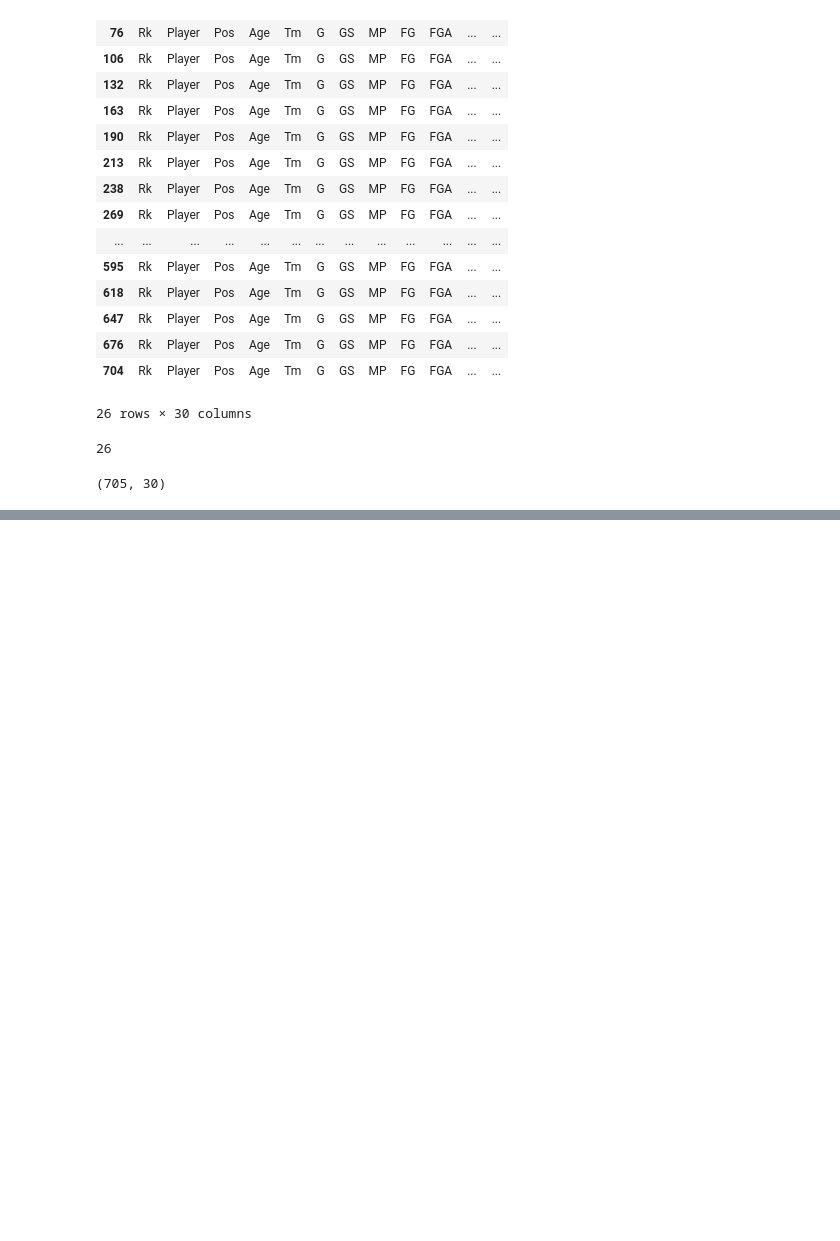
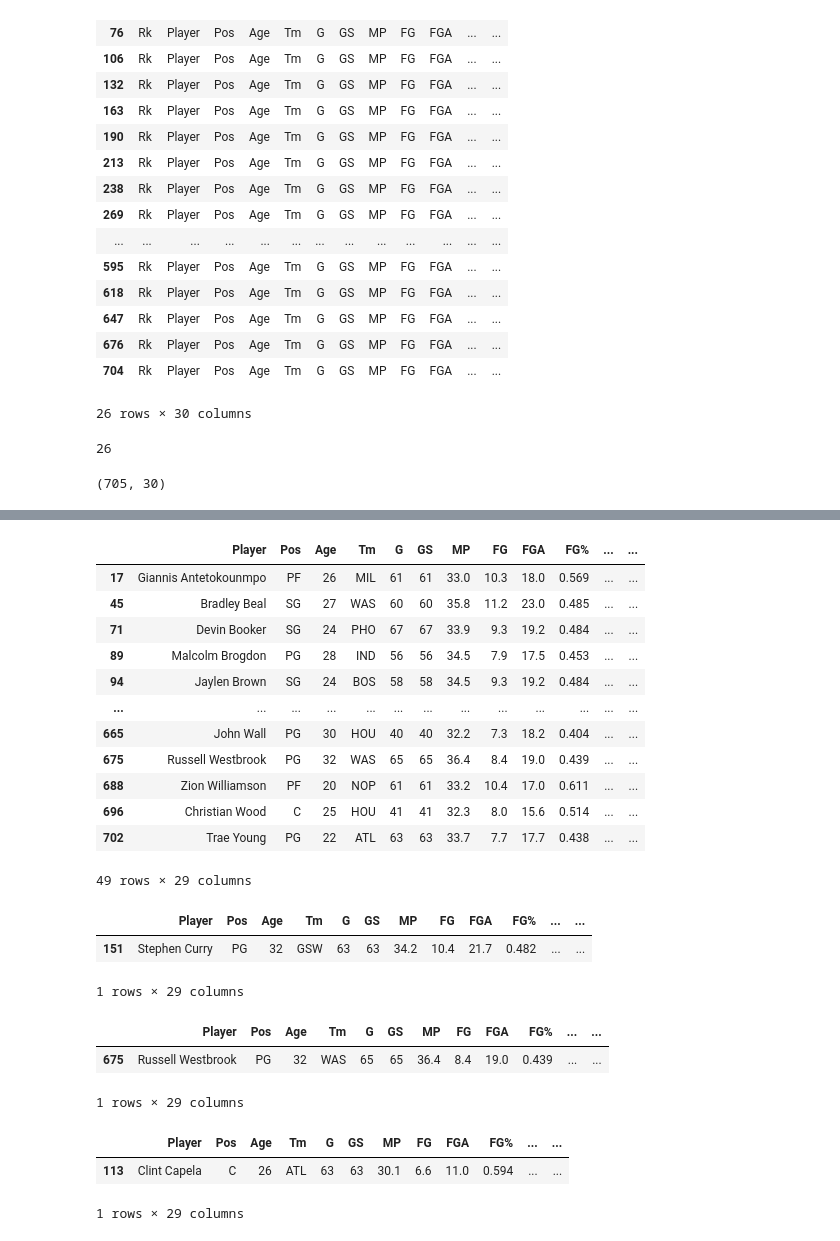
Before and after one commit to Gemar30/EDA_Activities, a Jupyter notebook: EDA NBA 20-21.ipynb, the cells around one changed output, grey strips where cells are left out. Cells and saved outputs as stored; diff of their text form; code cells hidden in the pictures; blank space fills up the shorter version.

```diff
--- a/EDA NBA 20-21.ipynb
+++ b/EDA NBA 20-21.ipynb
@@ -109,0 +283,38 @@ EDA
+# %%
+#Player scored more than 20 points
+df_2021[df_2021.PTS > 20]
+# %% [output]
+|  | Player | Pos | Age | Tm | G | GS | MP | FG | FGA | FG% | ... | ... |
+| 17 | Giannis Antetokounmpo | PF | 26 | MIL | 61 | 61 | 33.0 | 10.3 | 18.0 | 0.569 | ... | ... |
+| 45 | Bradley Beal | SG | 27 | WAS | 60 | 60 | 35.8 | 11.2 | 23.0 | 0.485 | ... | ... |
+| 71 | Devin Booker | SG | 24 | PHO | 67 | 67 | 33.9 | 9.3 | 19.2 | 0.484 | ... | ... |
+| 89 | Malcolm Brogdon | PG | 28 | IND | 56 | 56 | 34.5 | 7.9 | 17.5 | 0.453 | ... | ... |
+| 94 | Jaylen Brown | SG | 24 | BOS | 58 | 58 | 34.5 | 9.3 | 19.2 | 0.484 | ... | ... |
+| ... | ... | ... | ... | ... | ... | ... | ... | ... | ... | ... | ... | ... |
+| 665 | John Wall | PG | 30 | HOU | 40 | 40 | 32.2 | 7.3 | 18.2 | 0.404 | ... | ... |
+| 675 | Russell Westbrook | PG | 32 | WAS | 65 | 65 | 36.4 | 8.4 | 19.0 | 0.439 | ... | ... |
+| 688 | Zion Williamson | PF | 20 | NOP | 61 | 61 | 33.2 | 10.4 | 17.0 | 0.611 | ... | ... |
+| 696 | Christian Wood | C | 25 | HOU | 41 | 41 | 32.3 | 8.0 | 15.6 | 0.514 | ... | ... |
+| 702 | Trae Young | PG | 22 | ATL | 63 | 63 | 33.7 | 7.7 | 17.7 | 0.438 | ... | ... |
+49 rows × 29 columns
+# %%
+#Highest 3 pts field goal per game
+df_2021[df_2021['3P' ]== df_2021['3P'].max()]
+# %% [output]
+|  | Player | Pos | Age | Tm | G | GS | MP | FG | FGA | FG% | ... | ... |
+| 151 | Stephen Curry | PG | 32 | GSW | 63 | 63 | 34.2 | 10.4 | 21.7 | 0.482 | ... | ... |
+1 rows × 29 columns
+# %%
+#Highest Assist per game
+df_2021[df_2021['AST']== df_2021['AST'].max()]
+# %% [output]
+|  | Player | Pos | Age | Tm | G | GS | MP | FG | FGA | FG% | ... | ... |
+| 675 | Russell Westbrook | PG | 32 | WAS | 65 | 65 | 36.4 | 8.4 | 19.0 | 0.439 | ... | ... |
+1 rows × 29 columns
+# %%
+#Highest total Rebound per game
+df_2021[df_2021['TRB']== df_2021['TRB'].max()]
+# %% [output]
+|  | Player | Pos | Age | Tm | G | GS | MP | FG | FGA | FG% | ... | ... |
+| 113 | Clint Capela | C | 26 | ATL | 63 | 63 | 30.1 | 6.6 | 11.0 | 0.594 | ... | ... |
+1 rows × 29 columns
```
Also changed, not shown: parts of 29 cells of this notebook, 2 other files.
